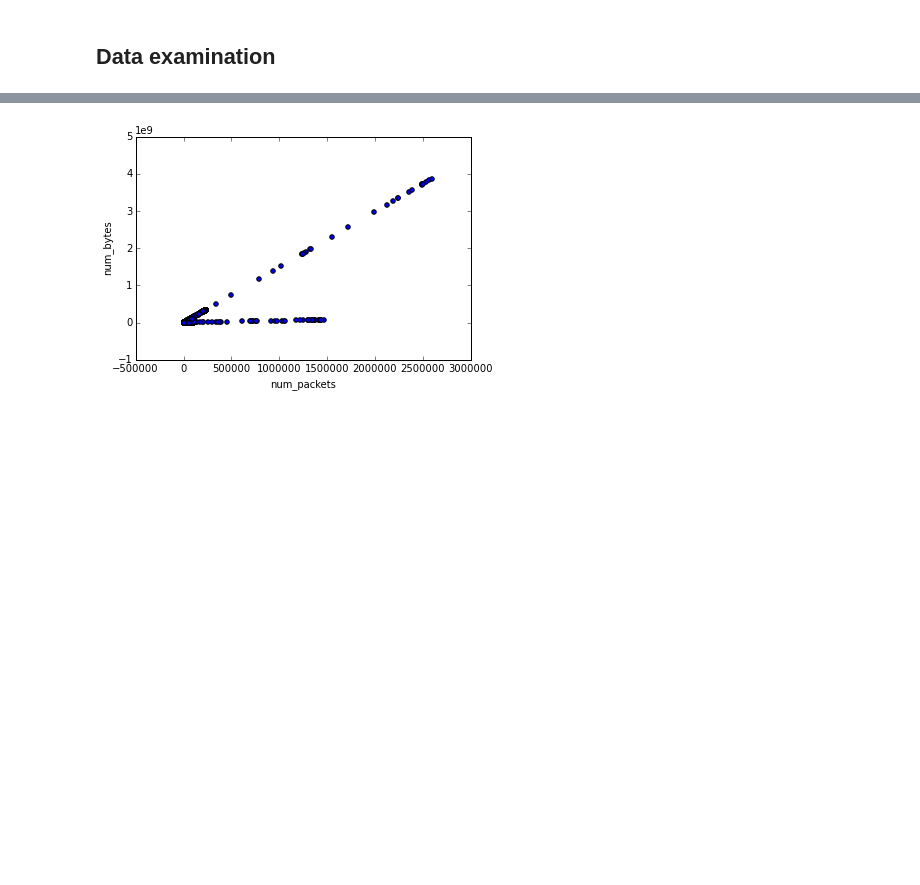
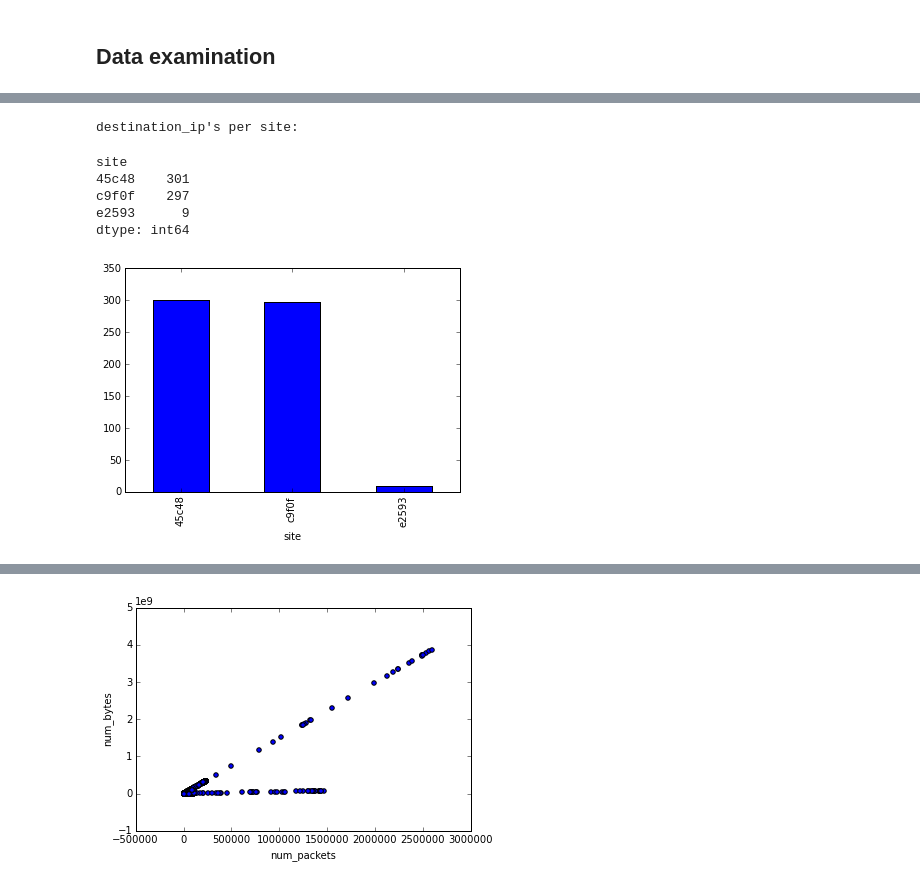
Before and after one commit to llathrop/ud919, a Jupyter notebook: DetectingNetAttacks.ipynb, the cells around one changed output, grey strips where cells are left out. Cells and saved outputs as stored; diff of their text form; code cells hidden in the pictures; blank space fills up the shorter version.

```diff
--- a/DetectingNetAttacks.ipynb
+++ b/DetectingNetAttacks.ipynb
@@ -236,0 +236,15 @@ dtype: int64
+# %%
+print "destination_ip's per site:"
+dest_IP_by_site= groupbysource.apply(lambda x: len(x['destination_ip'].unique()))
+display (dest_IP_by_site)
+dest_IP_by_site.plot(kind='bar')
+plt.show()
+plt.close()
+# %% [output]
+destination_ip's per site:
+site
+45c48    301
+c9f0f    297
+e2593      9
+dtype: int64
+[figure, added]
```
Also changed, not shown: parts of 5 cells of this notebook.
